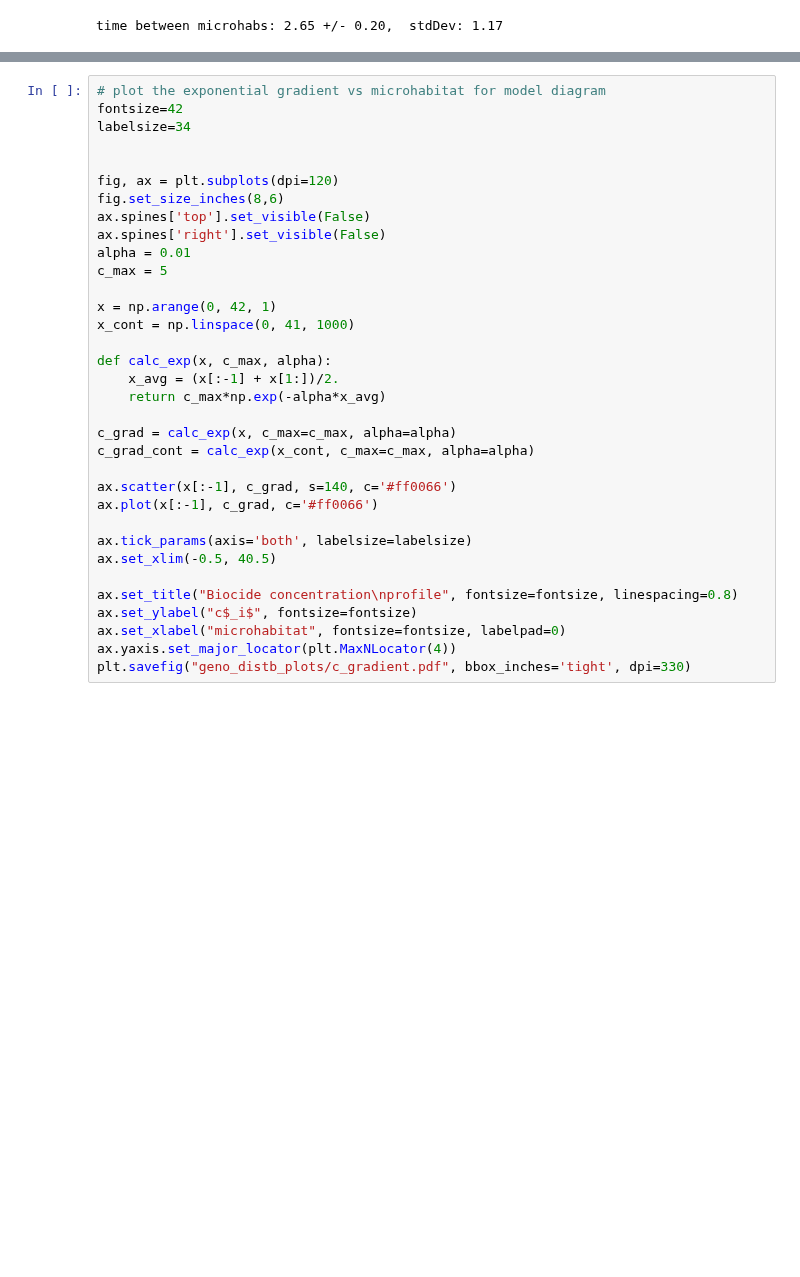
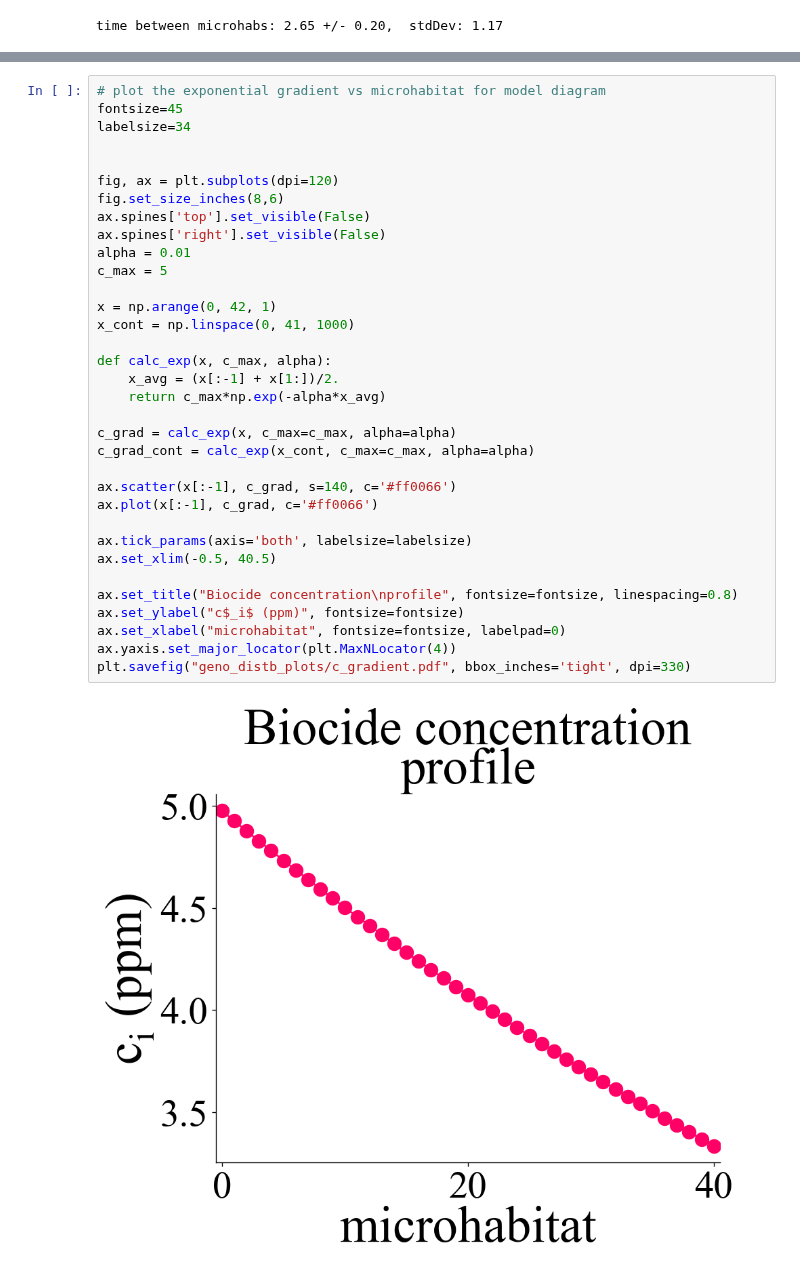
Before and after one commit to patricksinclair/multispecies_postprocessing, a Jupyter notebook: geno_distbs/varying_susceps/geno_distb_plotter.ipynb, the cells around one changed output, grey strips where cells are left out. Cells and saved outputs as stored; diff of their text form; blank space fills up the shorter version.

```diff
--- a/geno_distbs/varying_susceps/geno_distb_plotter.ipynb
+++ b/geno_distbs/varying_susceps/geno_distb_plotter.ipynb
@@ -818,37 +814,39 @@ NameError: name 'all_event_counters_14pc' is not defined
 # %%
 # plot the exponential gradient vs microhabitat for model diagram
-fontsize=42
+fontsize=45
 labelsize=34
 
 
 fig, ax = plt.subplots(dpi=120)
 fig.set_size_inches(8,6)
 ax.spines['top'].set_visible(False)
 ax.spines['right'].set_visible(False)
 alpha = 0.01
 c_max = 5
 
 x = np.arange(0, 42, 1)
 x_cont = np.linspace(0, 41, 1000)
 
 def calc_exp(x, c_max, alpha):
     x_avg = (x[:-1] + x[1:])/2.
     return c_max*np.exp(-alpha*x_avg)
 
 c_grad = calc_exp(x, c_max=c_max, alpha=alpha)
 c_grad_cont = calc_exp(x_cont, c_max=c_max, alpha=alpha)
 
 ax.scatter(x[:-1], c_grad, s=140, c='#ff0066')
 ax.plot(x[:-1], c_grad, c='#ff0066')
 
 ax.tick_params(axis='both', labelsize=labelsize)
 ax.set_xlim(-0.5, 40.5)
 
 ax.set_title("Biocide concentration\nprofile", fontsize=fontsize, linespacing=0.8)
-ax.set_ylabel("c$_i$", fontsize=fontsize)
+ax.set_ylabel("c$_i$ (ppm)", fontsize=fontsize)
 ax.set_xlabel("microhabitat", fontsize=fontsize, labelpad=0)
 ax.yaxis.set_major_locator(plt.MaxNLocator(4))
 plt.savefig("geno_distb_plots/c_gradient.pdf", bbox_inches='tight', dpi=330)
+# %% [output]
+[figure, added]
 # %%
 # plot some growth curves vs c for several beta values
 fig, ax = plt.subplots(dpi=120)
```
Also changed, not shown: parts of 5 cells of this notebook, 1 other file.
